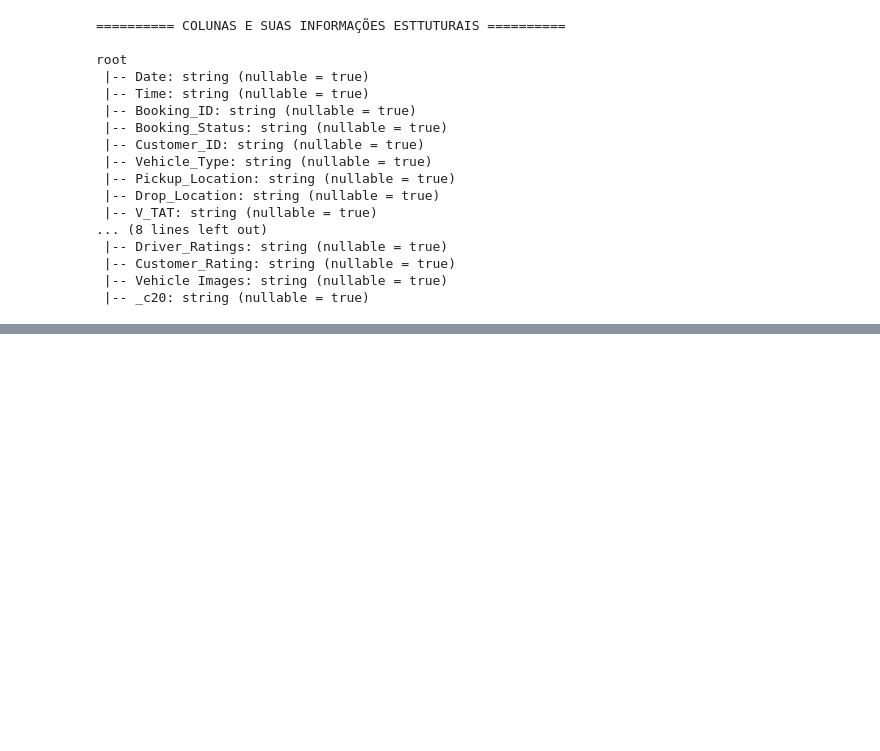
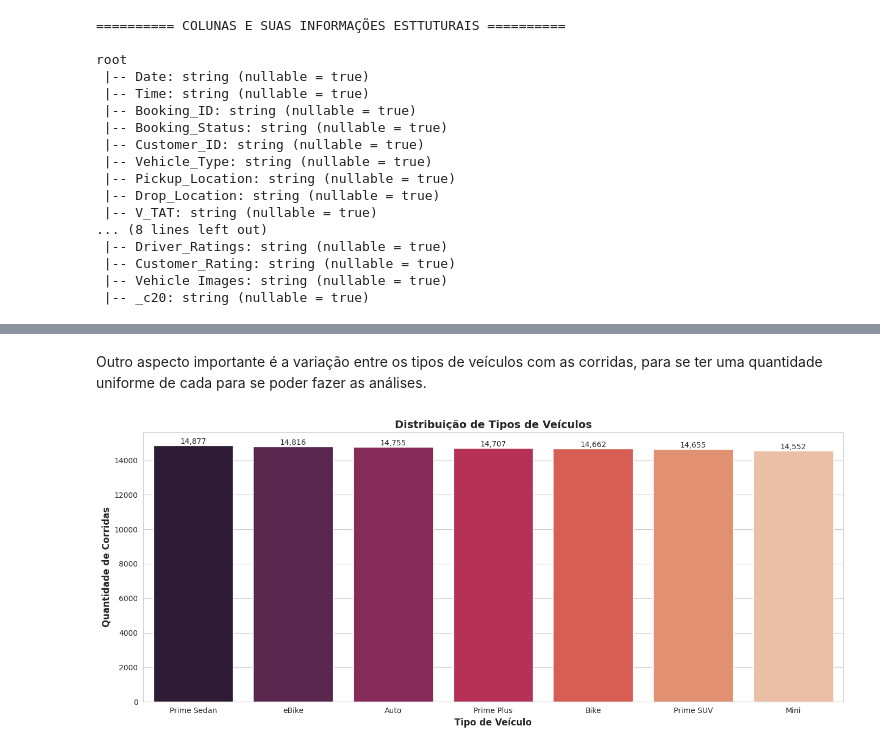
Before and after one commit to daniel-de-sousa/car_rides_analytics, a Jupyter notebook: Data Layer/raw/analytcs.ipynb, the cells around one changed output, grey strips where cells are left out. Drawn from its saved outputs; the diff is of its cells as text; code cells hidden in the pictures; blank space fills up the shorter version.

```diff
--- a/Data Layer/raw/analytcs.ipynb
+++ b/Data Layer/raw/analytcs.ipynb
@@ -47,4 +29,6 @@ To adjust logging level use sc.setLogLevel(newLevel). For SparkR, use setLogLeve
 # %%
-df_raw = spark.read.csv("dados_brutos.csv", header=True, inferSchema=True, nullValue="null", emptyValue=None, nanValue="nan")
+spark = SparkSession.builder.appName("raw").getOrCreate()
+
+df_raw = spark.read.csv("dados_brutos.csv", header=True, nullValue="null", emptyValue=None, nanValue="nan")
 df_raw.show(n=10)
 # %% [output]
@@ -163,0 +259,20 @@ Verificação de dados Faltantes por coluna
+# %% [markdown]
+Outro aspecto importante é a variação entre os tipos de veículos com as corridas, para se ter uma quantidade uniforme de cada para se poder fazer as análises.
+# %%
+vehicle_types = df_raw.groupBy("Vehicle_Type").count().toPandas()
+vehicle_types = vehicle_types.sort_values('count', ascending=False)
+
+fig, ax = plt.subplots(figsize=(14, 6))
+sns.barplot(data=vehicle_types, x='Vehicle_Type', y='count', hue='Vehicle_Type', ax=ax, palette='rocket', legend=False)
+
+ax.set_title('Distribuição de Tipos de Veículos', fontsize=14, fontweight='bold')
+ax.set_xlabel('Tipo de Veículo', fontsize=12, fontweight='bold')
+ax.set_ylabel('Quantidade de Corridas', fontsize=12, fontweight='bold')
+
+for i, v in enumerate(vehicle_types['count']):
+    ax.text(i, v, f'{v:,}', ha='center', va='bottom')
+
+plt.tight_layout()
+plt.show()
+# %% [output]
+[figure, added]
```
Also changed, not shown: parts of 36 cells of this notebook.
